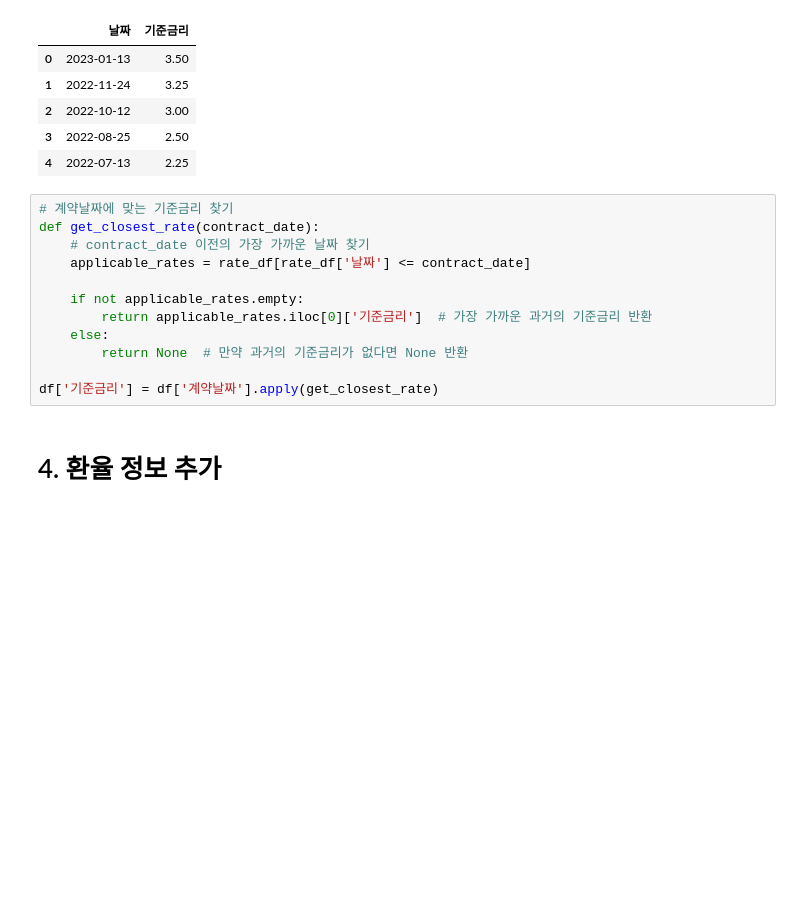
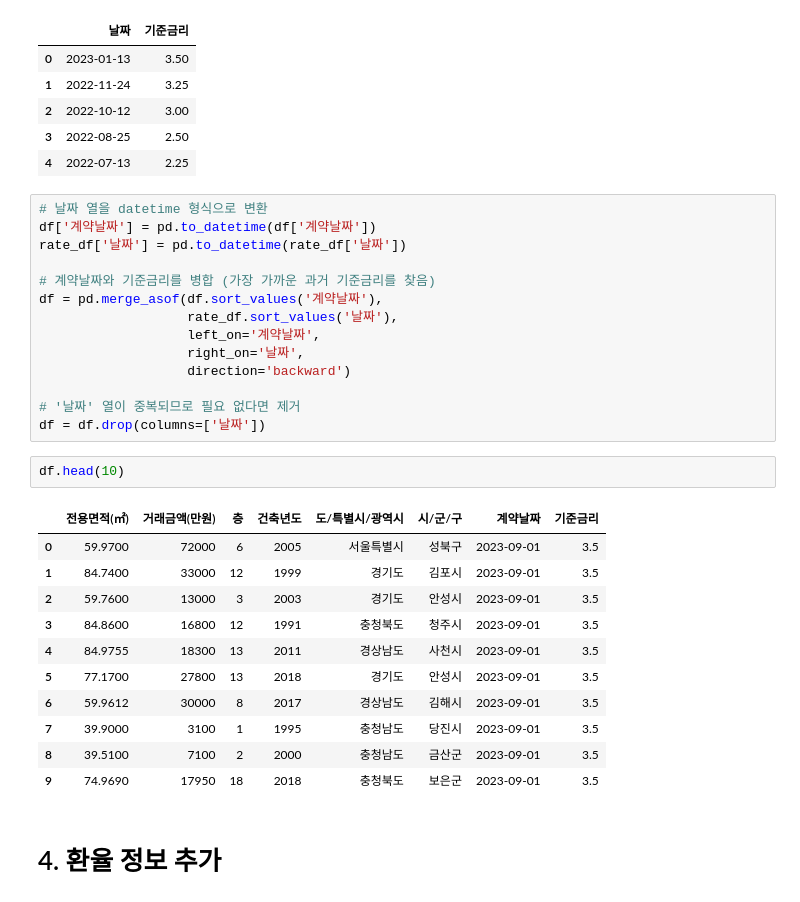
Before and after one commit to PhamPham2S/practice-AI, a Jupyter notebook: House_Pricing/House_Pricing.ipynb, the cells around one changed output. Drawn from its saved outputs; the diff is of its cells as text; blank space fills up the shorter version.

```diff
--- a/House_Pricing/House_Pricing.ipynb
+++ b/House_Pricing/House_Pricing.ipynb
@@ -186,17 +175,33 @@ rate_df.head()
 | 3 | 2022-08-25 | 2.50 |
 | 4 | 2022-07-13 | 2.25 |
 # %%
-# 계약날짜에 맞는 기준금리 찾기
-def get_closest_rate(contract_date):
-    # contract_date 이전의 가장 가까운 날짜 찾기
-    applicable_rates = rate_df[rate_df['날짜'] <= contract_date]
+# 날짜 열을 datetime 형식으로 변환
+df['계약날짜'] = pd.to_datetime(df['계약날짜'])
+rate_df['날짜'] = pd.to_datetime(rate_df['날짜'])
 
-    if not applicable_rates.empty:
-        return applicable_rates.iloc[0]['기준금리']  # 가장 가까운 과거의 기준금리 반환
-    else:
-        return None  # 만약 과거의 기준금리가 없다면 None 반환
+# 계약날짜와 기준금리를 병합 (가장 가까운 과거 기준금리를 찾음)
+df = pd.merge_asof(df.sort_values('계약날짜'),
+                   rate_df.sort_values('날짜'),
+                   left_on='계약날짜',
+                   right_on='날짜',
+                   direction='backward')
 
-df['기준금리'] = df['계약날짜'].apply(get_closest_rate)
+# '날짜' 열이 중복되므로 필요 없다면 제거
+df = df.drop(columns=['날짜'])
+# %%
+df.head(10)
+# %% [output]
+|  | 전용면적(㎡) | 거래금액(만원) | 층 | 건축년도 | 도/특별시/광역시 | 시/군/구 | 계약날짜 | 기준금리 |
+| 0 | 59.9700 | 72000 | 6 | 2005 | 서울특별시 | 성북구 | 2023-09-01 | 3.5 |
+| 1 | 84.7400 | 33000 | 12 | 1999 | 경기도 | 김포시 | 2023-09-01 | 3.5 |
+| 2 | 59.7600 | 13000 | 3 | 2003 | 경기도 | 안성시 | 2023-09-01 | 3.5 |
+| 3 | 84.8600 | 16800 | 12 | 1991 | 충청북도 | 청주시 | 2023-09-01 | 3.5 |
+| 4 | 84.9755 | 18300 | 13 | 2011 | 경상남도 | 사천시 | 2023-09-01 | 3.5 |
+| 5 | 77.1700 | 27800 | 13 | 2018 | 경기도 | 안성시 | 2023-09-01 | 3.5 |
+| 6 | 59.9612 | 30000 | 8 | 2017 | 경상남도 | 김해시 | 2023-09-01 | 3.5 |
+| 7 | 39.9000 | 3100 | 1 | 1995 | 충청남도 | 당진시 | 2023-09-01 | 3.5 |
+| 8 | 39.5100 | 7100 | 2 | 2000 | 충청남도 | 금산군 | 2023-09-01 | 3.5 |
+| 9 | 74.9690 | 17950 | 18 | 2018 | 충청북도 | 보은군 | 2023-09-01 | 3.5 |
 # %% [markdown]
 # 4. 환율 정보 추가
 # %%
```
Also changed, not shown: parts of 23 cells of this notebook.
